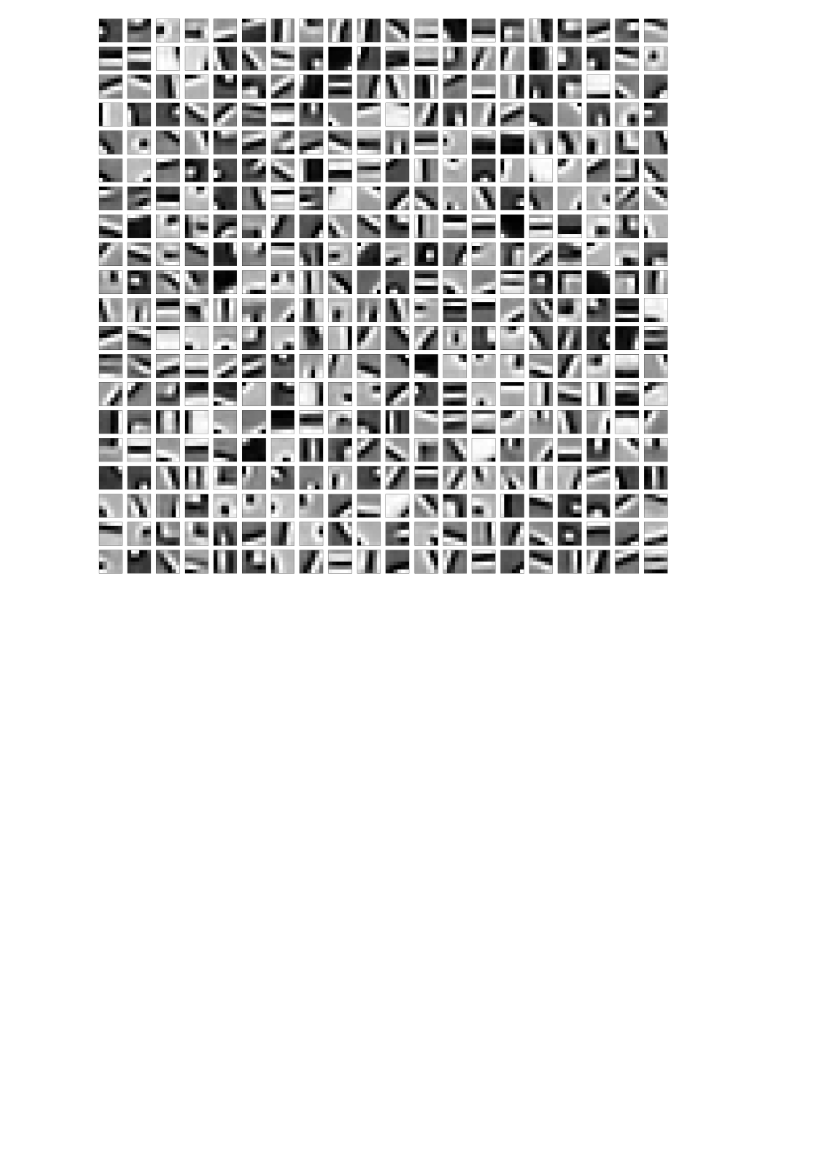
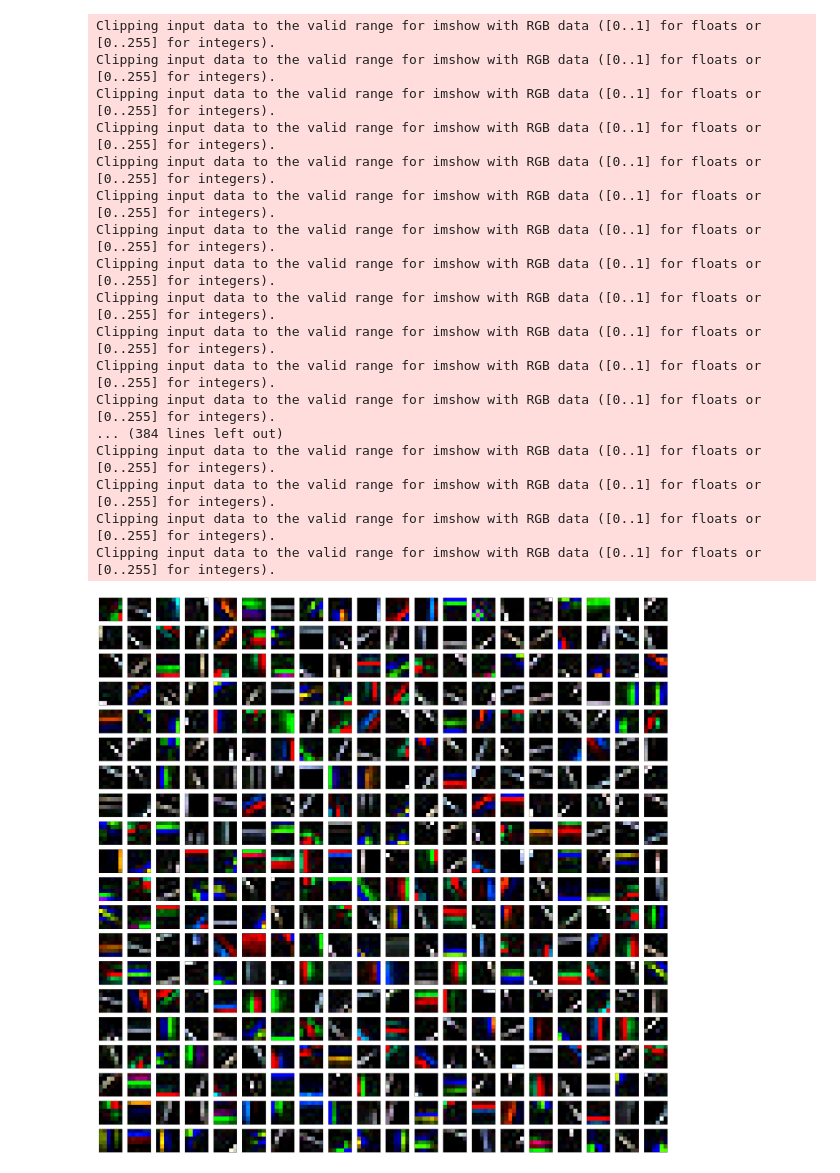
Before and after one commit to sandertom/KernelMethodsMVA, a Jupyter notebook: patch_kmeans.ipynb, the cells around one changed output. Cells and saved outputs as stored; diff of their text form; code cells hidden in the pictures; blank space fills up the shorter version.

Commit message:
rgb patches

```diff
--- a/patch_kmeans.ipynb
+++ b/patch_kmeans.ipynb
@@ -21,29 +56,18 @@ Xte_ = rgb2gray(Xte)
 # %%
 patch_size = 6
-
-def whiten_patch(patch):
-    x = patch.reshape(-1,1)
-    print(x)
-    D, E = np.linalg.eigh(x@x.T)
-    D[-1] = 1/np.sqrt(D[-1])
-    D = np.diag(D)
-    x_w = E@D@E@x
-
-    return x_w.reshape(6, 6)
 
 def extract_patch(image, patch_size):
     corner = np.random.randint(32 - patch_size, size=2)
     i,j = corner[0], corner[1]
-    patch = image[i:i+patch_size,j:j+patch_size]
-    patch = (patch - np.mean(patch))
+    patch = image[i:i+patch_size, j:j+patch_size, :]
+    patch = patch - np.mean(patch)
     if np.std(patch) > 0:
         patch/=np.std(patch)
-    #patch = whiten_patch(patch)
     return patch
 
 
 def extract_patches(dataset, num_patches, patch_size):
-    patches = np.zeros((num_patches, patch_size, patch_size))
+    patches = np.zeros((num_patches, patch_size, patch_size, 3))
     for i in tqdm(range(num_patches)):
         n=len(dataset)
         idx = np.random.randint(n)
@@ -57,11 +81,3 @@ def cluster_patches(patches, k):
     clust = KMeans(n_clusters=k)
     clust.fit(data)
     return clust.labels_, clust.cluster_centers_
-
-def compute_features_patch(patch, centroids):
-    k = len(centroids)
-    z = np.zeros(k)
-    for i, centroid in enumerate(centroids):
-        z[i] = np.linalg.norm(patch.reshape(-1) - centroid)
-    f =  np.maximum(np.zeros(k), np.mean(z)*np.ones(k) - z)
-    return f
@@ -93,4 +88,6 @@ array([4.24868886e-01, 1.40284350e-01, 2.29803105e-01, 2.41190026e-01,
 # %%
-patches = extract_patches(Xtr_, 200000, 6)
+patches = extract_patches(Xtr, 200000, 6)
+# %%
+patches = whiten_patches(patches)[0]
 # %%
 labels, centroids = cluster_patches(patches, 400)
@@ -99,11 +94,28 @@ KeyboardInterrupt:
 # %%
 fig, ax = plt.subplots(20,20, figsize = (40,40))
 idx = 0
 for i in range(20):
     for j in range(20):
-        ax[i,j].imshow(centroids[idx].reshape(6, 6), cmap='gray')
+        ax[i,j].imshow(centroids[idx].reshape(6, 6, 3))
         ax[i,j].axes.xaxis.set_visible(False)
         ax[i,j].axes.yaxis.set_visible(False)
         idx+=1
 # %% [output]
+Clipping input data to the valid range for imshow with RGB data ([0..1] for floats or [0..255] for integers).
+Clipping input data to the valid range for imshow with RGB data ([0..1] for floats or [0..255] for integers).
+Clipping input data to the valid range for imshow with RGB data ([0..1] for floats or [0..255] for integers).
+Clipping input data to the valid range for imshow with RGB data ([0..1] for floats or [0..255] for integers).
+Clipping input data to the valid range for imshow with RGB data ([0..1] for floats or [0..255] for integers).
+Clipping input data to the valid range for imshow with RGB data ([0..1] for floats or [0..255] for integers).
+Clipping input data to the valid range for imshow with RGB data ([0..1] for floats or [0..255] for integers).
+Clipping input data to the valid range for imshow with RGB data ([0..1] for floats or [0..255] for integers).
+Clipping input data to the valid range for imshow with RGB data ([0..1] for floats or [0..255] for integers).
+Clipping input data to the valid range for imshow with RGB data ([0..1] for floats or [0..255] for integers).
+Clipping input data to the valid range for imshow with RGB data ([0..1] for floats or [0..255] for integers).
+Clipping input data to the valid range for imshow with RGB data ([0..1] for floats or [0..255] for integers).
+... (384 lines left out)
+Clipping input data to the valid range for imshow with RGB data ([0..1] for floats or [0..255] for integers).
+Clipping input data to the valid range for imshow with RGB data ([0..1] for floats or [0..255] for integers).
+Clipping input data to the valid range for imshow with RGB data ([0..1] for floats or [0..255] for integers).
+Clipping input data to the valid range for imshow with RGB data ([0..1] for floats or [0..255] for integers).
-[figure, old version]
+[figure, new version]
```
Also changed, not shown: parts of 18 cells of this notebook, 5 other files.
